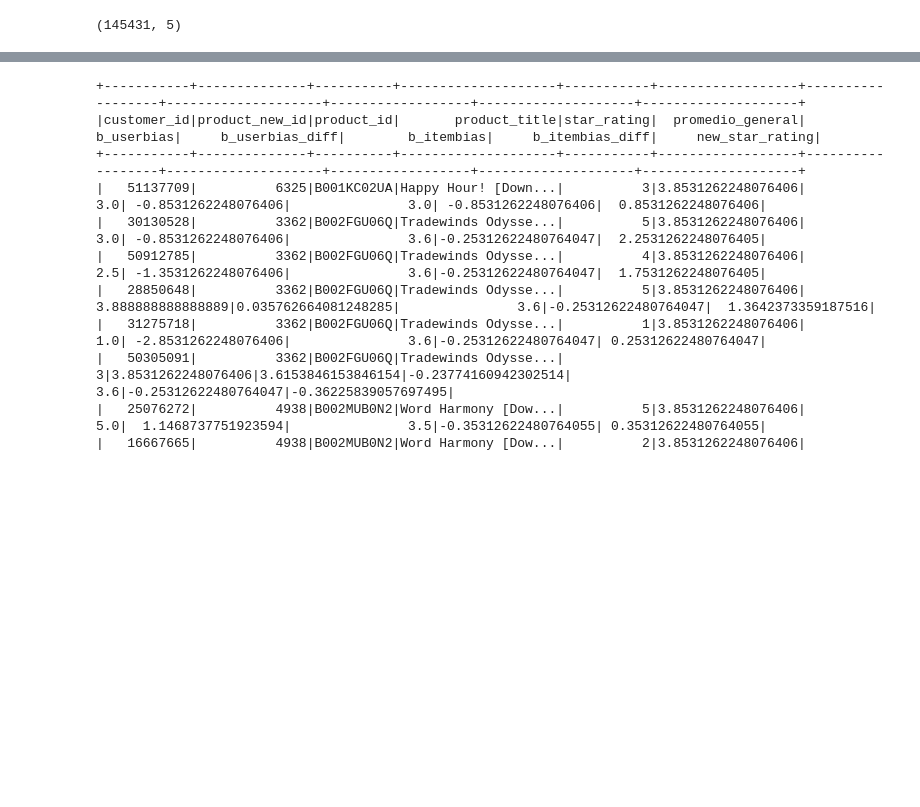
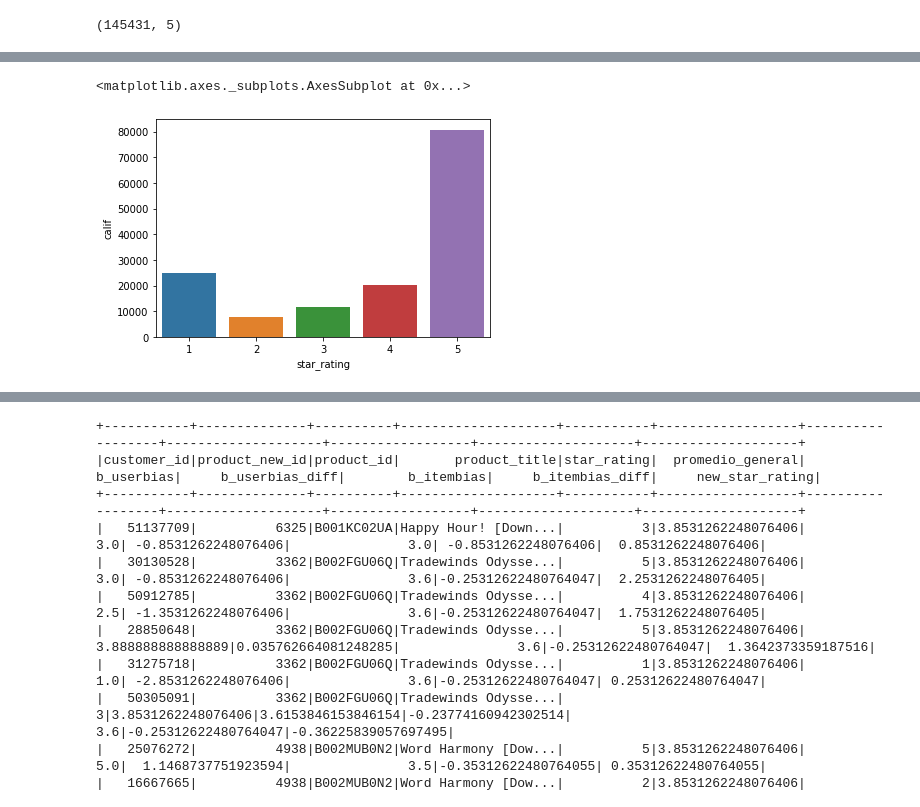
Before and after one commit to franco18/TrabajoFinal_ST1803_MINERIA, a Jupyter notebook: TrabajoFinal.ipynb, the cells around one changed output, grey strips where cells are left out. Drawn from its saved outputs; the diff is of its cells as text; code cells hidden in the pictures; blank space fills up the shorter version.

```diff
--- a/TrabajoFinal.ipynb
+++ b/TrabajoFinal.ipynb
@@ -239,0 +296,9 @@ print((ratings_df.count(), len(ratings_df.columns)))
+# %%
+query_user_rating = """
+SELECT star_rating, count(*) as calif
+FROM desc
+GROUP BY star_rating
+ORDER BY star_rating DESC
+"""
+
+print(spark.sql(query_user_rating).show())
@@ -239,0 +317,6 @@ print((ratings_df.count(), len(ratings_df.columns)))
+# %%
+califications_pd = spark.sql(query_user_rating).toPandas()
+sn.barplot(x="star_rating", y="calif",  data=califications_pd)
+# %% [output]
+<matplotlib.axes._subplots.AxesSubplot at 0x...>
+[figure, added]
```
Also changed, not shown: parts of 56 cells of this notebook, 1 other file.
